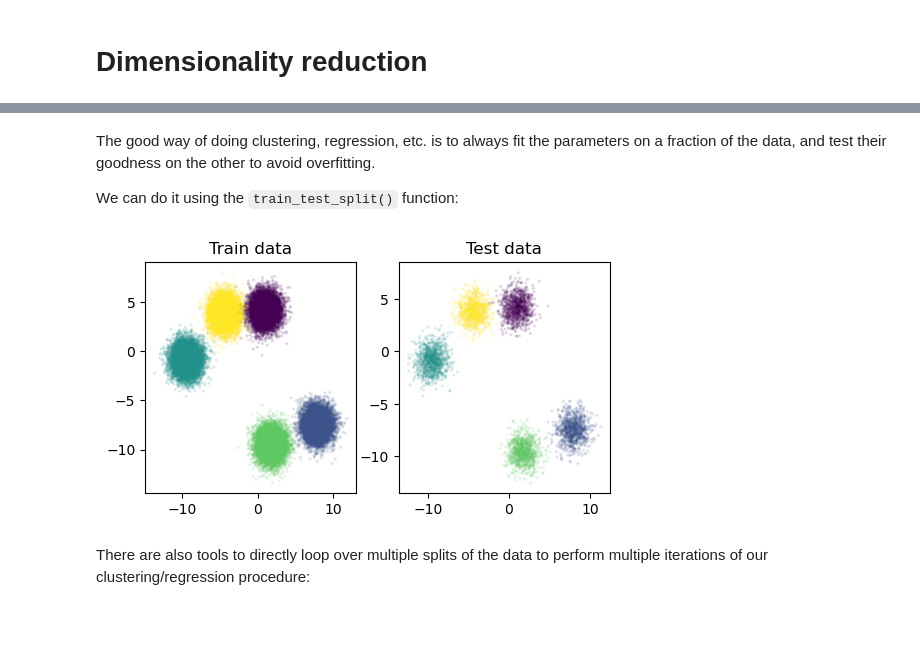
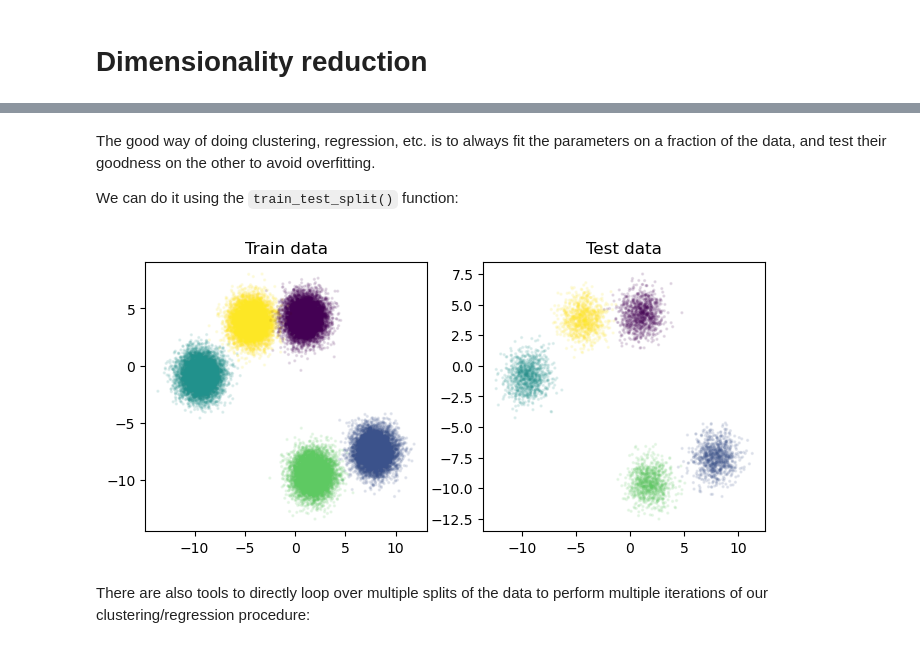
Before and after one commit to vigji/python-cimec-2024, a Jupyter notebook: lectures/Lecture3.1_Statistics-Machine-learning.ipynb, the cells around one changed output, grey strips where cells are left out. Saved outputs shown, nothing was run; the diff lists cells and outputs as text; code cells hidden in the pictures; blank space fills up the shorter version.

```diff
--- a/lectures/Lecture3.1_Statistics-Machine-learning.ipynb
+++ b/lectures/Lecture3.1_Statistics-Machine-learning.ipynb
@@ -339,22 +353,24 @@ plt.show()
-# %% [markdown]
-The good way of doing clustering, regression, etc. is to always fit the parameters on a fraction of the data, and test their goodness on the other to avoid overfitting.
-
-We can do it using the `train_test_split()` function:
+# %% [markdown]
+The good way of doing clustering, regression, etc. is to always fit the parameters on a fraction of the data, and test their goodness on the other to avoid overfitting.
+
+We can do it using the `train_test_split()` function:
 # %%
+from sklearn.model_selection import train_test_split
 
 X_train, X_test, Y_train, Y_test = train_test_split(X, y,
                                                     test_size=0.1,  # fraction for testing
-                                                    stratify=y, random_state=50)
+                                                    stratify=y,
+                                                    random_state=50)
 # %%
-f, axs = plt.subplots(1, 2, figsize=(6, 3))
+f, axs = plt.subplots(1, 2, figsize=(8, 3.5))
 axs[0].scatter(X_train[:, 0], X_train[:, 1], c=Y_train, alpha=0.1, s=2)
 axs[1].scatter(X_test[:, 0], X_test[:, 1], c=Y_test, alpha=0.1, s=2)
 
 axs[0].set_title("Train data")
 axs[1].set_title("Test data")
 plt.show()
 # %% [output]
-[figure, old version]
+[figure, new version]
 # %% [markdown]
 There are also tools to directly loop over multiple splits of the data to perform multiple iterations of our clustering/regression procedure:
 # %%
```
Also changed, not shown: parts of 59 cells of this notebook, 1 other file.
